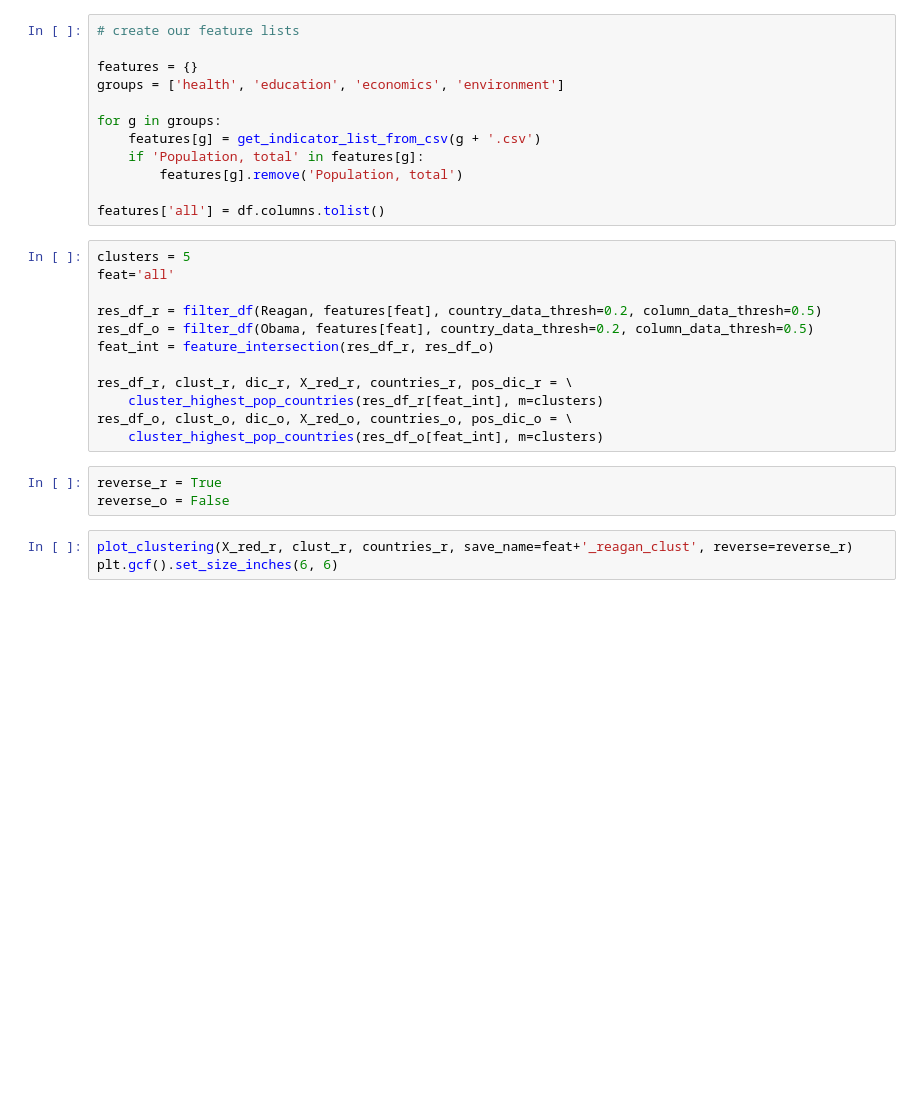
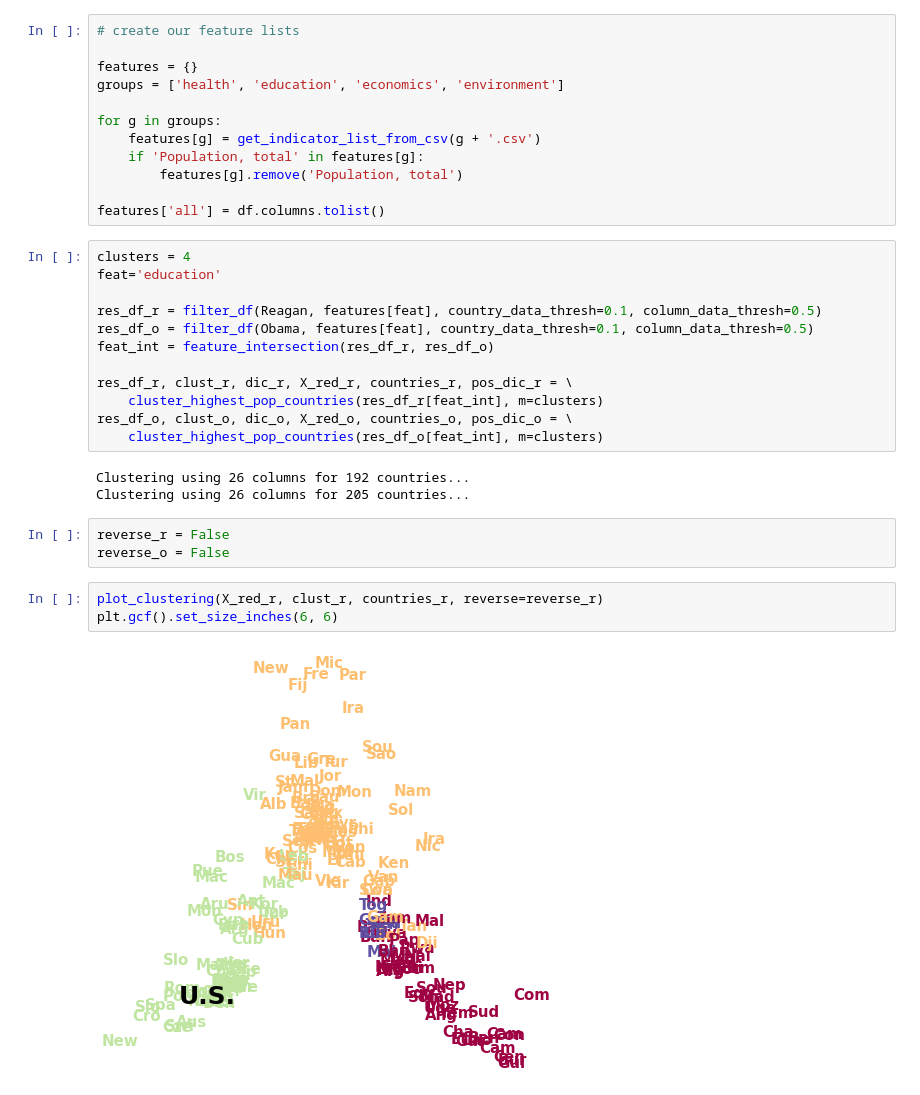
Before and after one commit to nshlapo/DataScience16CTW, a Jupyter notebook: collab.ipynb, the cells around one changed output. Saved outputs shown, nothing was run; the diff lists cells and outputs as text; blank space fills up the shorter version.

```diff
--- a/collab.ipynb
+++ b/collab.ipynb
@@ -352,21 +355,26 @@ for g in groups:
 
 features['all'] = df.columns.tolist()
 # %%
-clusters = 5
-feat='all'
+clusters = 4
+feat='education'
 
-res_df_r = filter_df(Reagan, features[feat], country_data_thresh=0.2, column_data_thresh=0.5)
-res_df_o = filter_df(Obama, features[feat], country_data_thresh=0.2, column_data_thresh=0.5)
+res_df_r = filter_df(Reagan, features[feat], country_data_thresh=0.1, column_data_thresh=0.5)
+res_df_o = filter_df(Obama, features[feat], country_data_thresh=0.1, column_data_thresh=0.5)
 feat_int = feature_intersection(res_df_r, res_df_o)
 
 res_df_r, clust_r, dic_r, X_red_r, countries_r, pos_dic_r = \
     cluster_highest_pop_countries(res_df_r[feat_int], m=clusters)
 res_df_o, clust_o, dic_o, X_red_o, countries_o, pos_dic_o = \
     cluster_highest_pop_countries(res_df_o[feat_int], m=clusters)
+# %% [output]
+Clustering using 26 columns for 192 countries...
+Clustering using 26 columns for 205 countries...
 # %%
-reverse_r = True
+reverse_r = False
 reverse_o = False
 # %%
-plot_clustering(X_red_r, clust_r, countries_r, save_name=feat+'_reagan_clust', reverse=reverse_r)
+plot_clustering(X_red_r, clust_r, countries_r, reverse=reverse_r)
 plt.gcf().set_size_inches(6, 6)
+# %% [output]
+[figure, added]
 # %%
```
Also changed, not shown: parts of 7 cells of this notebook.
